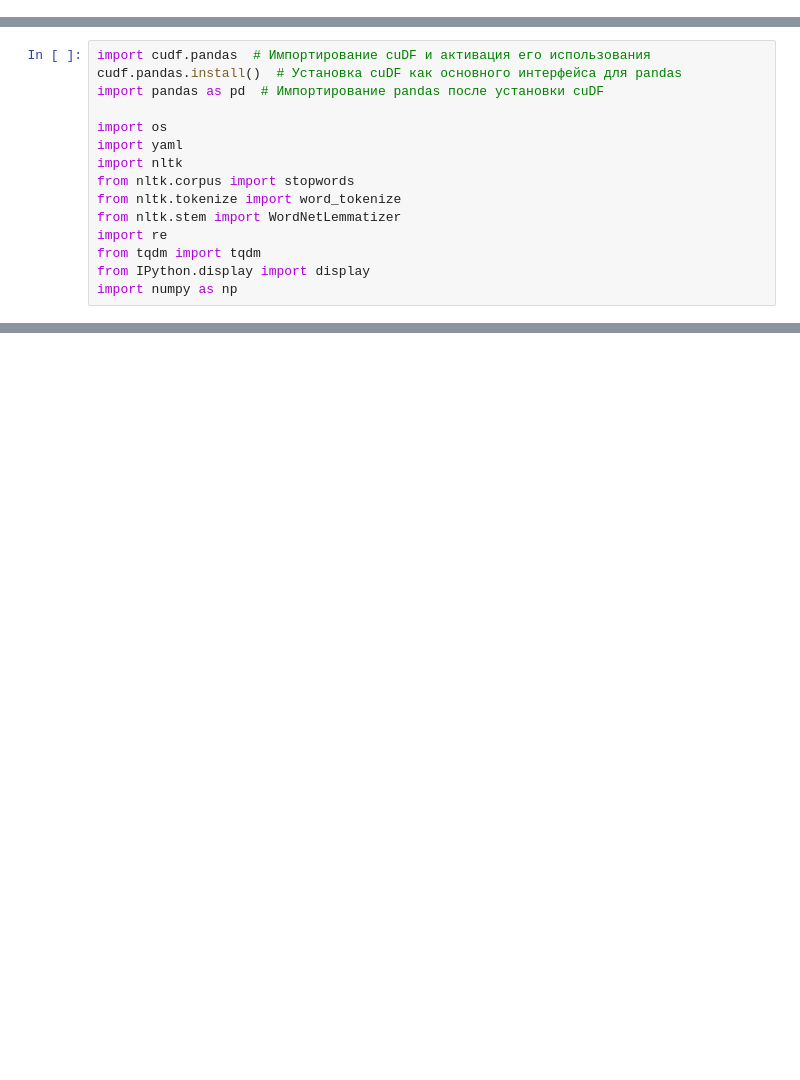
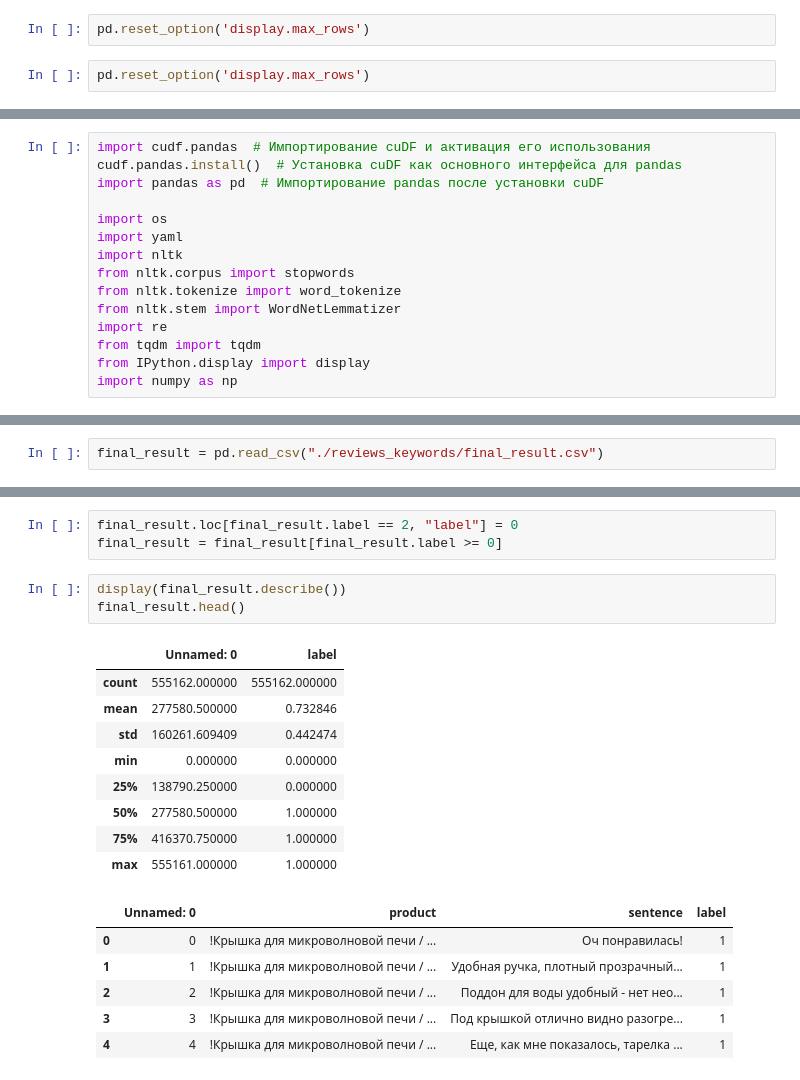
Before and after one commit to Frame24/WB_Parse, a Jupyter notebook: keywods_pavlov2.ipynb, the cells around one changed output, grey strips where cells are left out. Cells and saved outputs as stored; diff of their text form; blank space fills up the shorter version.

```diff
--- a/keywods_pavlov2.ipynb
+++ b/keywods_pavlov2.ipynb
@@ -23,0 +323,4 @@ download_file_if_not_exists(file_url, output_path)
+# %%
+pd.reset_option('display.max_rows')
+# %%
+pd.reset_option('display.max_rows')
@@ -126,0 +568,2 @@ Asking to truncate to max_length but no maximum length is provided and the model
+# %%
+final_result = pd.read_csv("./reviews_keywords/final_result.csv")
@@ -126,0 +587,22 @@ Asking to truncate to max_length but no maximum length is provided and the model
+# %%
+final_result.loc[final_result.label == 2, "label"] = 0
+final_result = final_result[final_result.label >= 0]
+# %%
+display(final_result.describe())
+final_result.head()
+# %% [output]
+|  | Unnamed: 0 | label |
+| count | 555162.000000 | 555162.000000 |
+| mean | 277580.500000 | 0.732846 |
+| std | 160261.609409 | 0.442474 |
+| min | 0.000000 | 0.000000 |
+| 25% | 138790.250000 | 0.000000 |
+| 50% | 277580.500000 | 1.000000 |
+| 75% | 416370.750000 | 1.000000 |
+| max | 555161.000000 | 1.000000 |
+|  | Unnamed: 0 | product | sentence | label |
+| 0 | 0 | !Крышка для микроволновой печи / ... | Оч понравилась! | 1 |
+| 1 | 1 | !Крышка для микроволновой печи / ... | Удобная ручка, плотный прозрачный... | 1 |
+| 2 | 2 | !Крышка для микроволновой печи / ... | Поддон для воды удобный - нет нео... | 1 |
+| 3 | 3 | !Крышка для микроволновой печи / ... | Под крышкой отлично видно разогре... | 1 |
+| 4 | 4 | !Крышка для микроволновой печи / ... | Еще, как мне показалось, тарелка ... | 1 |
```
Also changed, not shown: parts of 33 cells of this notebook, 19 other files.
